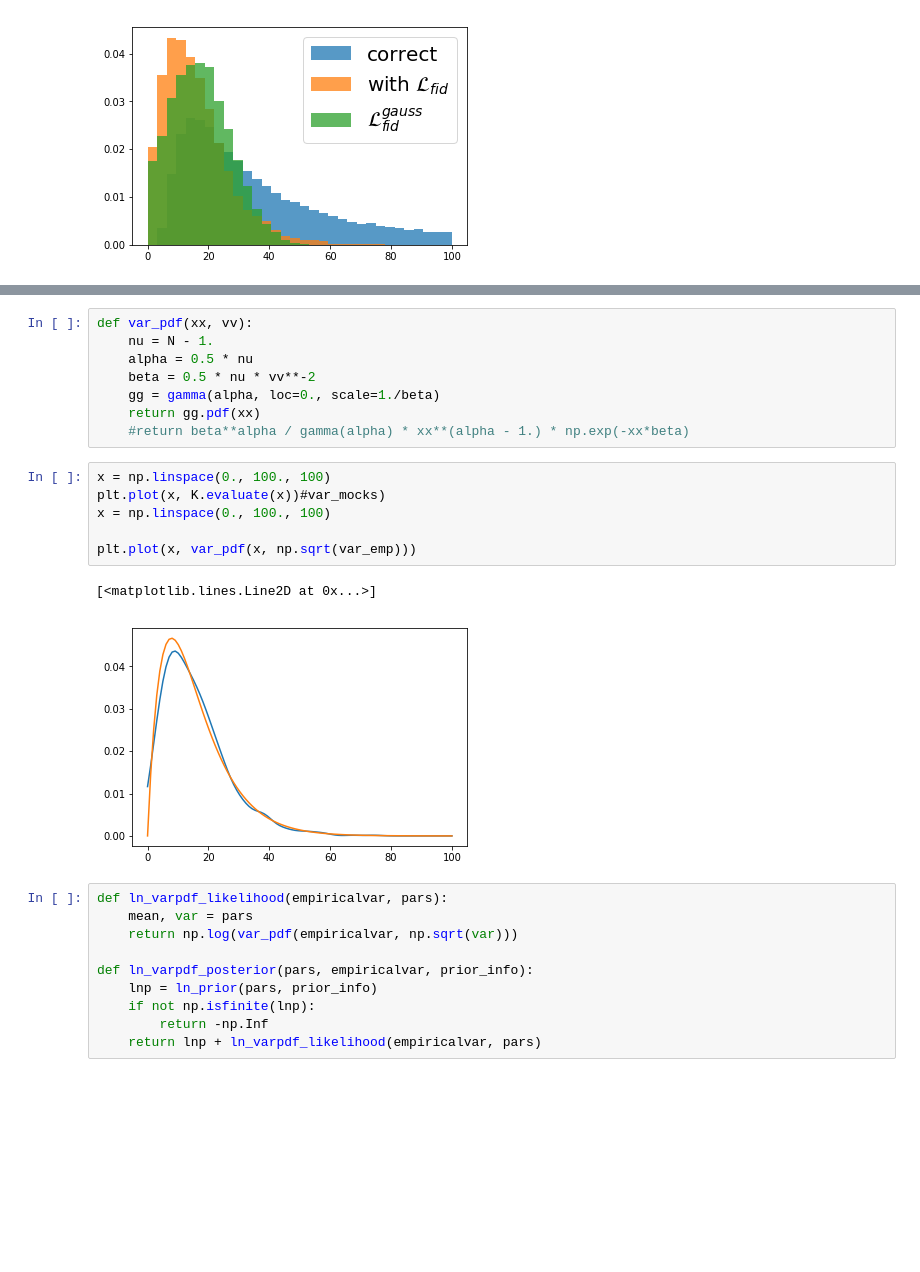
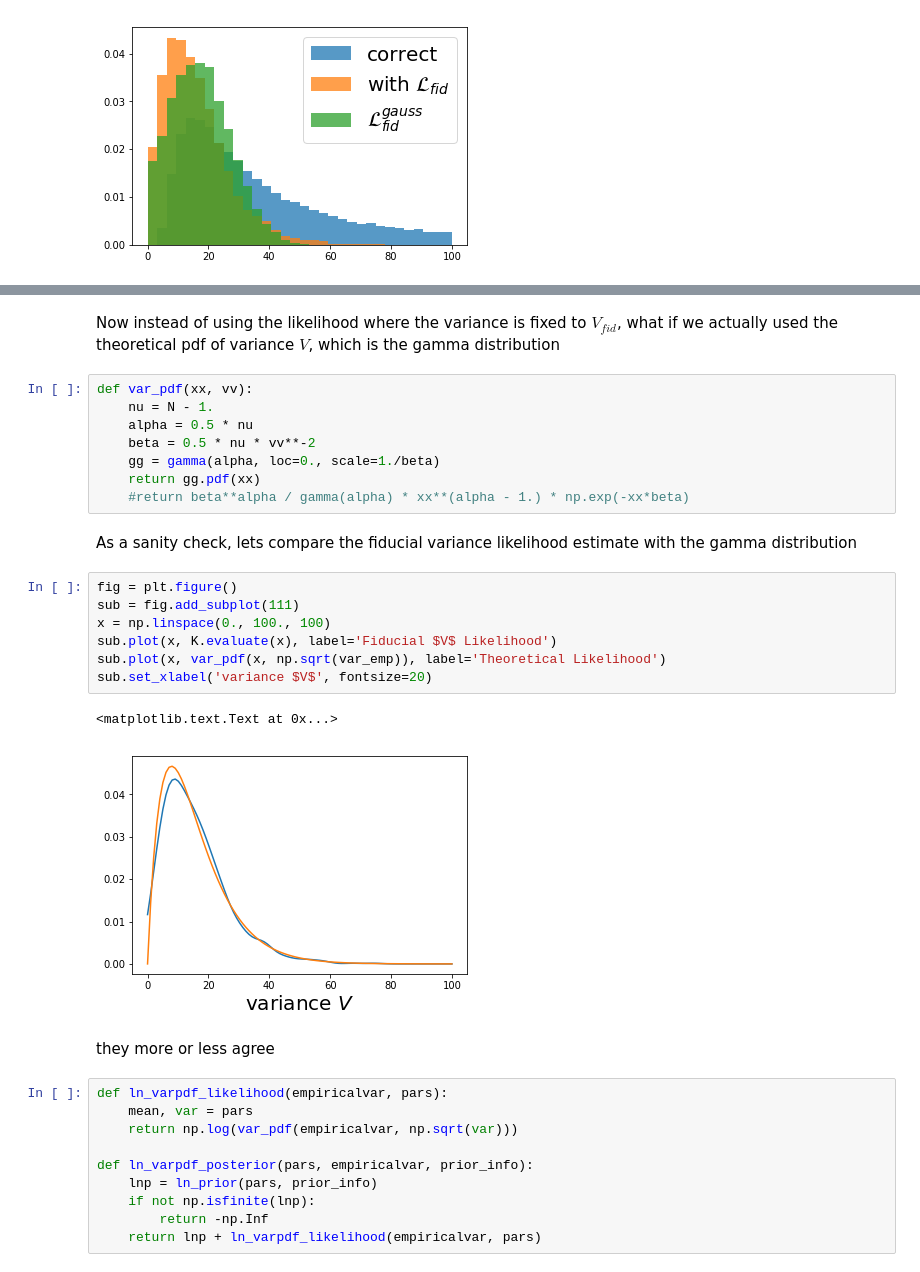
Before and after one commit to changhoonhahn/nonGaussLike, a Jupyter notebook: nongausslike/notebook/toy_exp_hogg.ipynb, the cells around one changed output, grey strips where cells are left out. Drawn from its saved outputs; the diff is of its cells as text; blank space fills up the shorter version.

Commit message:
some text in the notebook

```diff
--- a/nongausslike/notebook/toy_exp_hogg.ipynb
+++ b/nongausslike/notebook/toy_exp_hogg.ipynb
@@ -204,3 +207,5 @@ What if didn't use a fixed $\Sigma$ and actually use the true pdf of the varianc
+# %% [markdown]
+Now instead of using the likelihood where the variance is fixed to $V_{fid}$, what if we actually used the theoretical pdf of variance $V$, which is the gamma distribution
 # %%
 def var_pdf(xx, vv):
     nu = N - 1.
@@ -209,15 +214,20 @@ def var_pdf(xx, vv):
     gg = gamma(alpha, loc=0., scale=1./beta)
     return gg.pdf(xx)
     #return beta**alpha / gamma(alpha) * xx**(alpha - 1.) * np.exp(-xx*beta)
-# %%
-x = np.linspace(0., 100., 100)
-plt.plot(x, K.evaluate(x))#var_mocks)
-x = np.linspace(0., 100., 100)
-
-plt.plot(x, var_pdf(x, np.sqrt(var_emp)))
-# %% [output]
-[<matplotlib.lines.Line2D at 0x...>]
-[figure, removed]
+# %% [markdown]
+As a sanity check, lets compare the fiducial variance likelihood estimate with the gamma distribution
+# %%
+fig = plt.figure()
+sub = fig.add_subplot(111)
+x = np.linspace(0., 100., 100)
+sub.plot(x, K.evaluate(x), label='Fiducial $V$ Likelihood')
+sub.plot(x, var_pdf(x, np.sqrt(var_emp)), label='Theoretical Likelihood')
+sub.set_xlabel('variance $V$', fontsize=20)
+# %% [output]
+<matplotlib.text.Text at 0x...>
+[figure, added]
+# %% [markdown]
+they more or less agree
 # %%
 def ln_varpdf_likelihood(empiricalvar, pars):
     mean, var = pars
```
Also changed, not shown: parts of 5 cells of this notebook.
